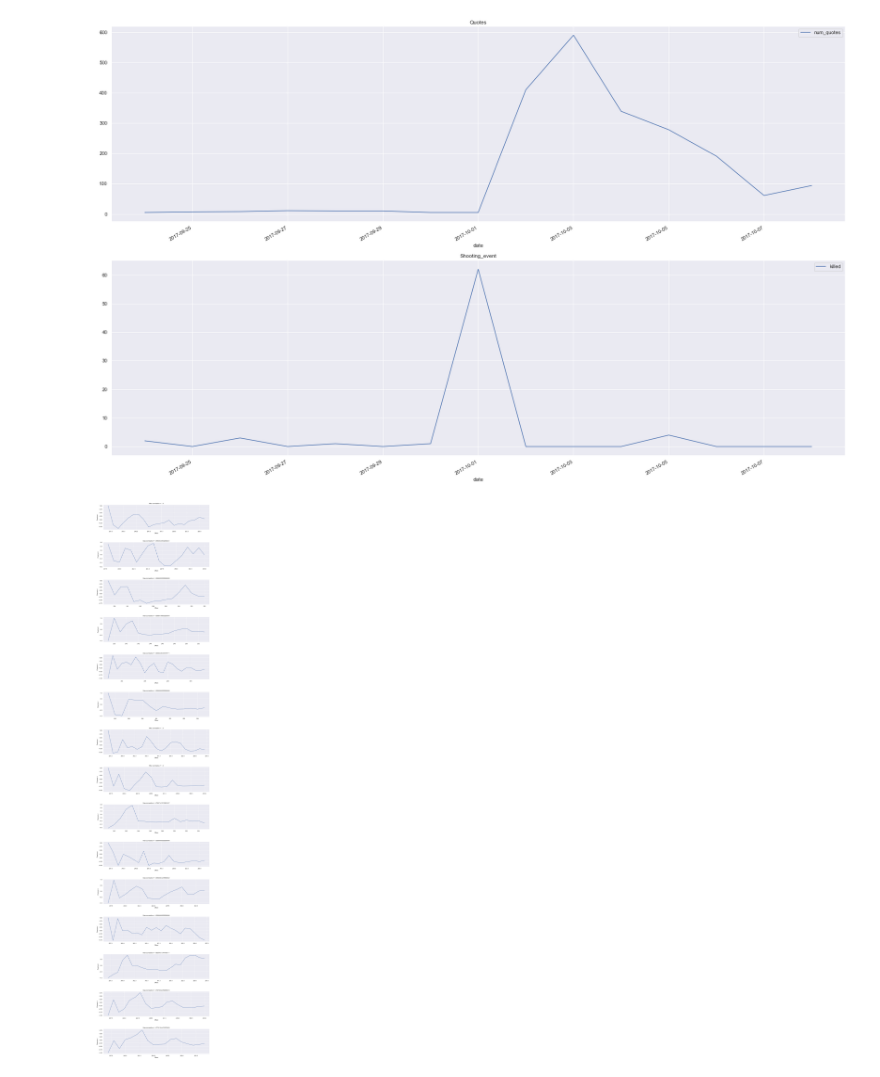
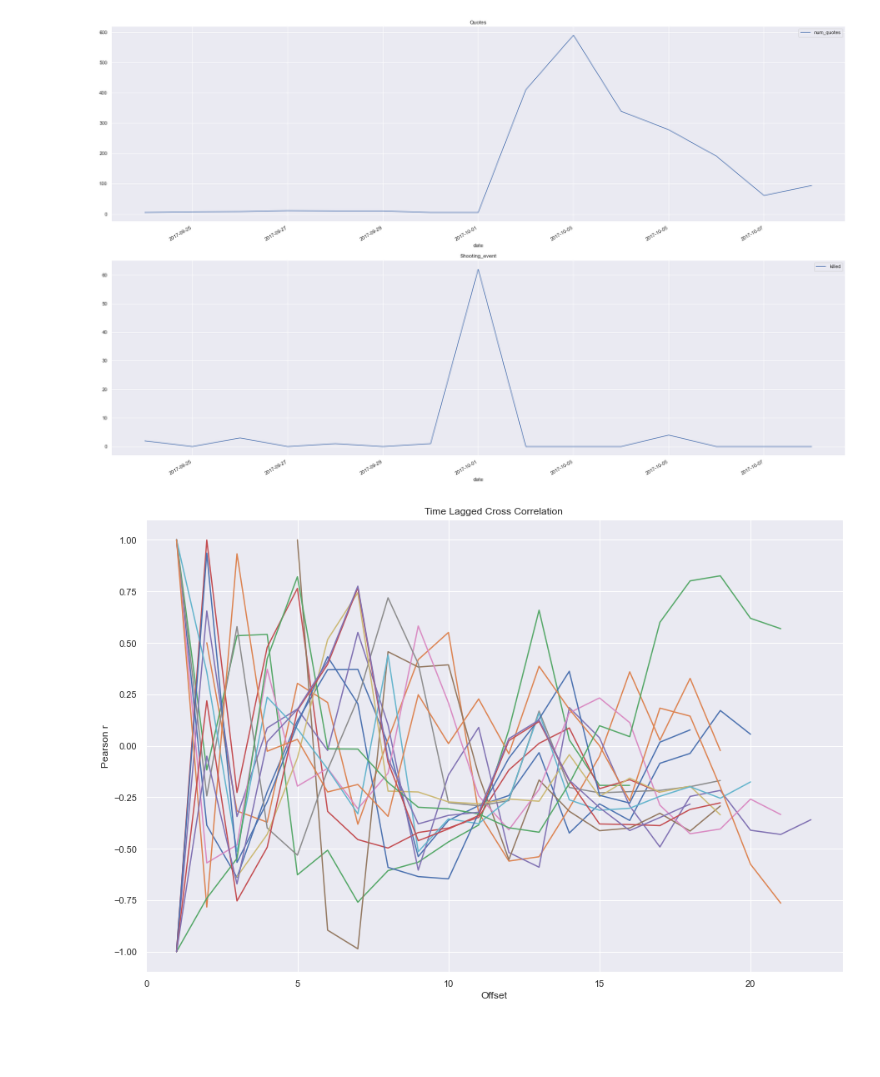
Before and after one commit to epfl-ada/ada-2021-project-lejt, a Jupyter notebook: GSprocess.ipynb, the cells around one changed output. Saved outputs shown, nothing was run; the diff lists cells and outputs as text; code cells hidden in the pictures; blank space fills up the shorter version.

```diff
--- a/GSprocess.ipynb
+++ b/GSprocess.ipynb
@@ -59,3 +59,5 @@ quotes.head()
 | 2 | Hillary Rodham Clinton | [Q6294] | 2015-10-25 | Stopping gun violence is worth fi... | gun violence | {'neg': 0.505, 'neu': 0.286, 'pos... | -0.7351 | NEG | [Stopping, gun, violence, is, wor... | 15 | ... |
 | 3 | Fareed Zakaria | [Q333425] | 2015-12-07 | The rest of the world looks at th... | gun violence | {'neg': 0.189, 'neu': 0.755, 'pos... | -0.9230 | NEG | [The, rest, of, the, world, looks... | 97 | ... |
 | 4 | Andy Yen | [Q23759707] | 2015-11-25 | With or without ProtonMail, ISIS ... | gun law | {'neg': 0.166, 'neu': 0.834, 'pos... | -0.6569 | NEG | [With, or, without, ProtonMail, ,... | 38 | ... |
+# %%
+quotes.loc[quotes['speaker'].str.contains('Obama'), 'speaker'] = 'Barak Obama'
@@ -191,19 +209,19 @@ def crosscorr(datax, datay, lag=0, wrap=False):
     else:
         return datax.corr(datay.shift(lag))
 # %%
-f,ax=plt.subplots(np.shape(selected_shooting)[0],1, figsize=(15,80))
+f,ax=plt.subplots(1,1, figsize=(15,10))
 f.subplots_adjust(hspace=0.5)
 for i in range(np.shape(selected_shooting)[0]):
     event = death_and_quotes[(death_and_quotes['date']>=selected_shooting.iloc[i].date-pd.tseries.offsets.DateOffset(weeks=1)) & (death_and_quotes['date']<=selected_shooting.iloc[i].date+pd.tseries.offsets.DateOffset(weeks=1))]
     d1 = event.killed
     d2 = event.num_quotes
-    seconds = 5
-    fps = 50
+    seconds = 2
+    fps = 7
     rs = [crosscorr(d1,d2, lag) for lag in range(-int(seconds*fps),int(seconds*fps+1))]
     offset = np.floor(len(rs)/2)-np.argmax(rs)
 
-    ax[i].plot(rs)
+    ax.plot(rs)
     rs = [x for x in rs if np.isnan(x) == False]
-    ax[i].set(title=f'Max correlation = {max(rs)}', xlabel='Offset',ylabel='Pearson r');
+    ax.set(title=f'Time Lagged Cross Correlation', xlabel='Offset',ylabel='Pearson r');
 # %% [output]
-[figure, old version]
+[figure, new version]
```
Also changed, not shown: parts of 1 cell of this notebook.
